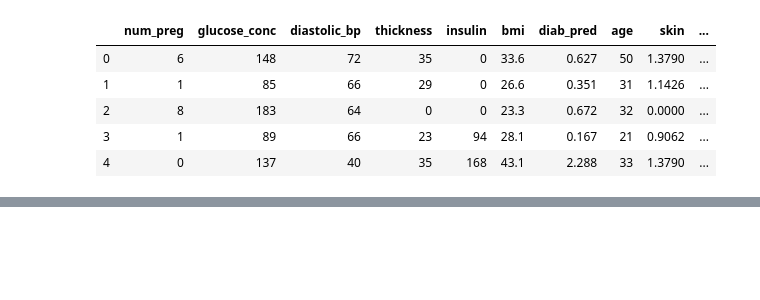
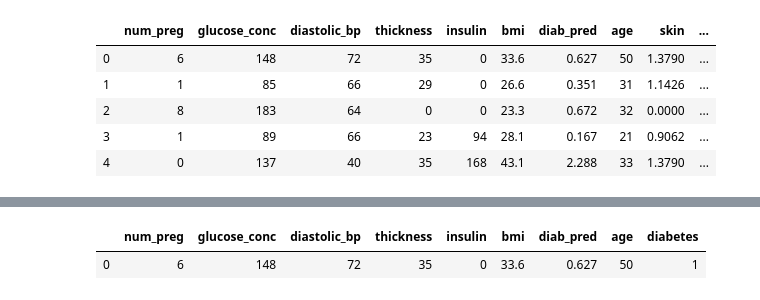
Before and after one commit to OskarEn/understanding-ml-with-python, a Jupyter notebook: pima-prediction.ipynb, the cells around one changed output, grey strips where cells are left out. Saved outputs shown, nothing was run; the diff lists cells and outputs as text; code cells hidden in the pictures; blank space fills up the shorter version.

```diff
--- a/pima-prediction.ipynb
+++ b/pima-prediction.ipynb
@@ -101,0 +115,7 @@ del data["skin"]
+# %%
+diabetes_map = {True : 1, False : 0}
+data["diabetes"] = data["diabetes"].map(diabetes_map)
+data.head(1)
+# %% [output]
+|  | num_preg | glucose_conc | diastolic_bp | thickness | insulin | bmi | diab_pred | age | diabetes |
+| 0 | 6 | 148 | 72 | 35 | 0 | 33.6 | 0.627 | 50 | 1 |
```
Also changed, not shown: parts of 3 cells of this notebook.
